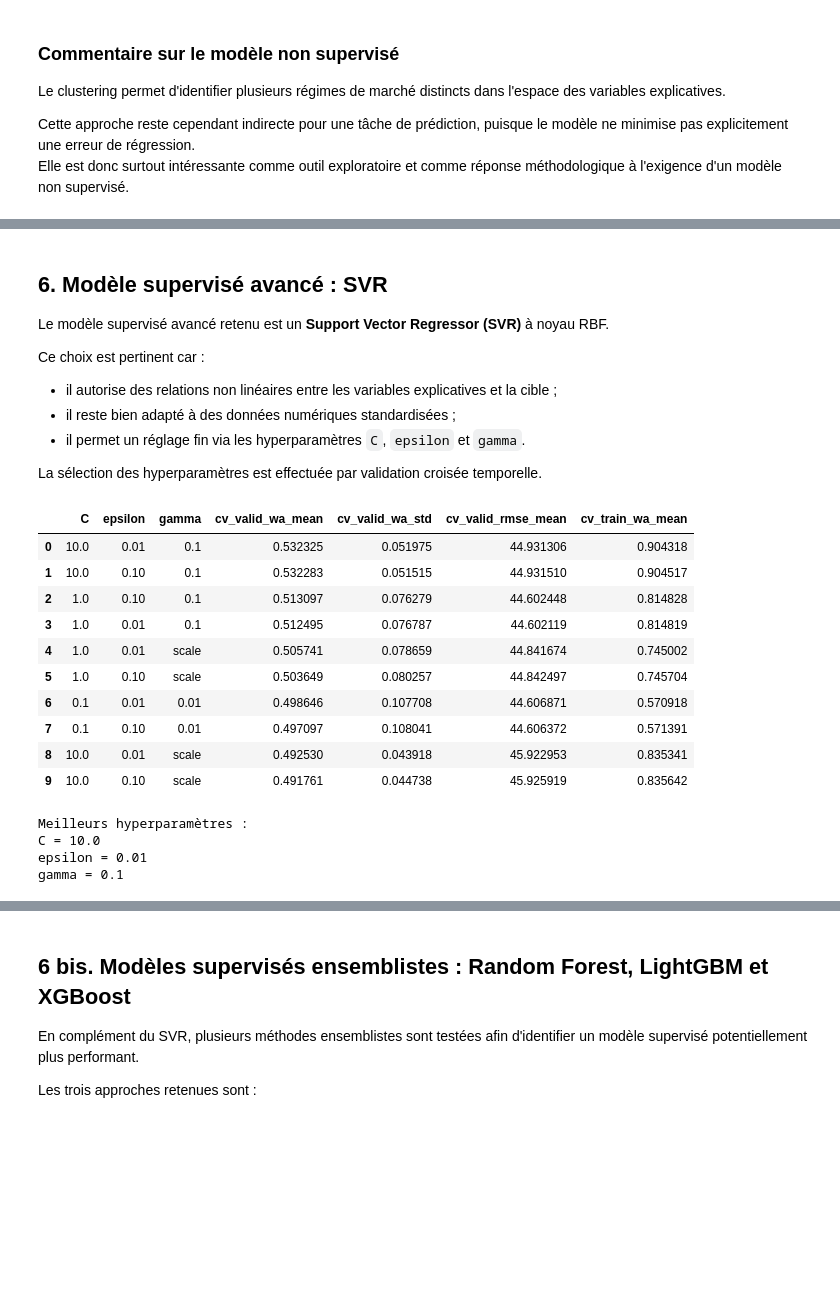
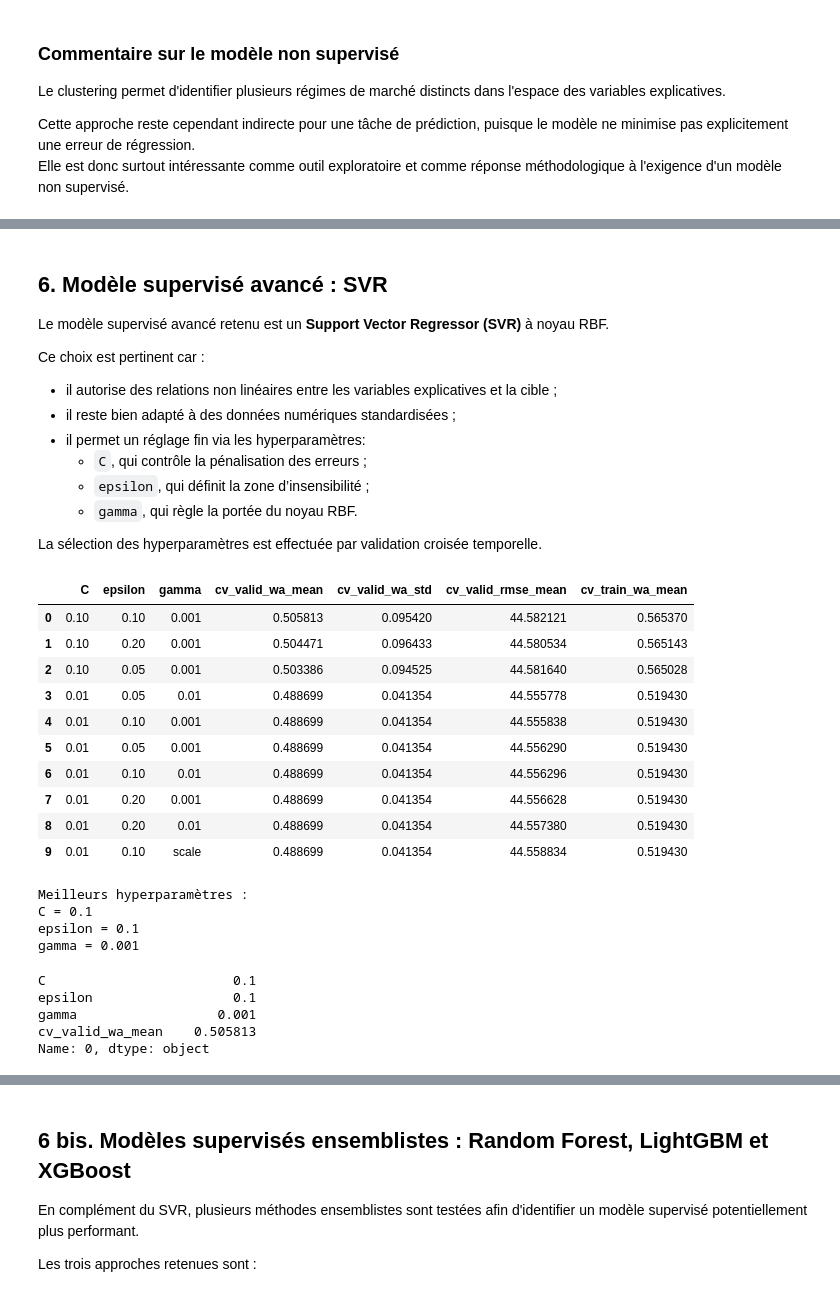
Before and after one commit to Lisabenkhaled/Machine-Learning, a Jupyter notebook: Machine_learning.ipynb, the cells around one changed output, grey strips where cells are left out. Cells and saved outputs as stored; diff of their text form; code cells hidden in the pictures; blank space fills up the shorter version.

```diff
--- a/Machine_learning.ipynb
+++ b/Machine_learning.ipynb
@@ -720,0 +932,6 @@ Elle est donc surtout intéressante comme outil exploratoire et comme réponse m
+# %%
+def regression_metrics_tuple(y_true: np.ndarray, y_pred: np.ndarray) -> tuple[float, float, float]:
+    wa = float(weighted_accuracy(y_true, y_pred))
+    rmse = float(np.sqrt(np.mean((y_true - y_pred) ** 2)))
+    mae = float(np.mean(np.abs(y_true - y_pred)))
+    return wa, rmse, mae
@@ -720,0 +1131,24 @@ Elle est donc surtout intéressante comme outil exploratoire et comme réponse m
+# %%
+# test explicite de sur-apprentissage
+train_pred = predict_kmeans(train_df, kmeans_model)
+
+train_metrics = regression_metrics(
+    train_df[TARGET_COL].to_numpy(dtype=float),
+    train_pred[TARGET_COL].to_numpy(dtype=float)
+)
+
+valid_metrics = regression_metrics(
+    valid_df[TARGET_COL].to_numpy(dtype=float),
+    kmeans_valid_pred[TARGET_COL].to_numpy(dtype=float)
+)
+
+overfit_kmeans = pd.DataFrame({
+    "Dataset": ["Train", "Validation"],
+    "WA": [train_metrics["WA"], valid_metrics["WA"]],
+    "RMSE": [train_metrics["RMSE"], valid_metrics["RMSE"]],
+    "MAE": [train_metrics["MAE"], valid_metrics["MAE"]],
+})
+
+display(overfit_kmeans)
+
+print("WA gap (train - valid):", train_metrics["WA"] - valid_metrics["WA"])
@@ -726,7 +1173,10 @@ Le modèle supervisé avancé retenu est un **Support Vector Regressor (SVR)**
 Ce choix est pertinent car :
 - il autorise des relations non linéaires entre les variables explicatives et la cible ;
 - il reste bien adapté à des données numériques standardisées ;
-- il permet un réglage fin via les hyperparamètres `C`, `epsilon` et `gamma`.
+- il permet un réglage fin via les hyperparamètres:
+    - `C`, qui contrôle la pénalisation des erreurs ;
+    - `epsilon`, qui définit la zone d’insensibilité ;
+    - `gamma`, qui règle la portée du noyau RBF.
 
 La sélection des hyperparamètres est effectuée par validation croisée temporelle.
 # %%
@@ -908,37 +1358,46 @@ def timeseries_cv_search(train_df, c_values, epsilon_values, gamma_values, n_spl
 
     return cv_detail, cv_summary, final_model
 # %%
-c_grid = [0.1, 1, 10]
-eps_grid = [0.01, 0.1]
-gamma_grid = ["scale", 0.01, 0.1]
+c_grid = [0.01, 0.1, 1]
+eps_grid = [0.05, 0.1, 0.2]
+gamma_grid = ["scale", 0.001, 0.01]
 
 svr_cv_detail, svr_cv_summary, svr_model = timeseries_cv_search(
     train_df=train_df,
     c_values=c_grid,
     epsilon_values=eps_grid,
     gamma_values=gamma_grid,
     n_splits=3,
     kernel="rbf"
 )
 
 display(svr_cv_summary.head(10))
 print("Meilleurs hyperparamètres :")
 print("C =", svr_model.c)
 print("epsilon =", svr_model.epsilon)
 print("gamma =", svr_model.gamma)
 # %% [output]
 |  | C | epsilon | gamma | cv_valid_wa_mean | cv_valid_wa_std | cv_valid_rmse_mean | cv_train_wa_mean |
-| 0 | 10.0 | 0.01 | 0.1 | 0.532325 | 0.051975 | 44.931306 | 0.904318 |
-| 1 | 10.0 | 0.10 | 0.1 | 0.532283 | 0.051515 | 44.931510 | 0.904517 |
-| 2 | 1.0 | 0.10 | 0.1 | 0.513097 | 0.076279 | 44.602448 | 0.814828 |
-| 3 | 1.0 | 0.01 | 0.1 | 0.512495 | 0.076787 | 44.602119 | 0.814819 |
-| 4 | 1.0 | 0.01 | scale | 0.505741 | 0.078659 | 44.841674 | 0.745002 |
-| 5 | 1.0 | 0.10 | scale | 0.503649 | 0.080257 | 44.842497 | 0.745704 |
-| 6 | 0.1 | 0.01 | 0.01 | 0.498646 | 0.107708 | 44.606871 | 0.570918 |
-| 7 | 0.1 | 0.10 | 0.01 | 0.497097 | 0.108041 | 44.606372 | 0.571391 |
-| 8 | 10.0 | 0.01 | scale | 0.492530 | 0.043918 | 45.922953 | 0.835341 |
-| 9 | 10.0 | 0.10 | scale | 0.491761 | 0.044738 | 45.925919 | 0.835642 |
+| 0 | 0.10 | 0.10 | 0.001 | 0.505813 | 0.095420 | 44.582121 | 0.565370 |
+| 1 | 0.10 | 0.20 | 0.001 | 0.504471 | 0.096433 | 44.580534 | 0.565143 |
+| 2 | 0.10 | 0.05 | 0.001 | 0.503386 | 0.094525 | 44.581640 | 0.565028 |
+| 3 | 0.01 | 0.05 | 0.01 | 0.488699 | 0.041354 | 44.555778 | 0.519430 |
+| 4 | 0.01 | 0.10 | 0.001 | 0.488699 | 0.041354 | 44.555838 | 0.519430 |
+| 5 | 0.01 | 0.05 | 0.001 | 0.488699 | 0.041354 | 44.556290 | 0.519430 |
+| 6 | 0.01 | 0.10 | 0.01 | 0.488699 | 0.041354 | 44.556296 | 0.519430 |
+| 7 | 0.01 | 0.20 | 0.001 | 0.488699 | 0.041354 | 44.556628 | 0.519430 |
+| 8 | 0.01 | 0.20 | 0.01 | 0.488699 | 0.041354 | 44.557380 | 0.519430 |
+| 9 | 0.01 | 0.10 | scale | 0.488699 | 0.041354 | 44.558834 | 0.519430 |
 Meilleurs hyperparamètres :
-C = 10.0
-epsilon = 0.01
-gamma = 0.1
+C = 0.1
+epsilon = 0.1
+gamma = 0.001
+# %%
+best_row = svr_cv_summary.iloc[0]
+print(best_row[["C", "epsilon", "gamma", "cv_valid_wa_mean"]])
+# %% [output]
+C                        0.1
+epsilon                  0.1
+gamma                  0.001
+cv_valid_wa_mean    0.505813
+Name: 0, dtype: object
```
Also changed, not shown: parts of 74 cells of this notebook.
